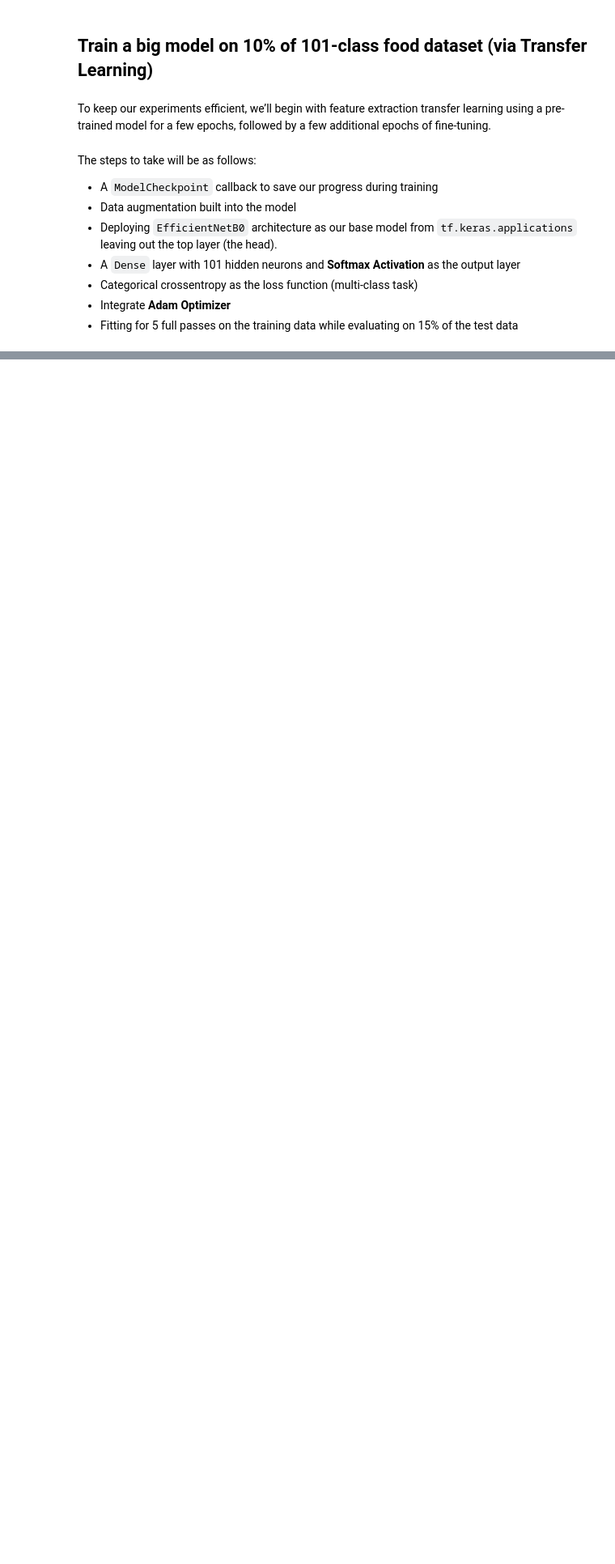
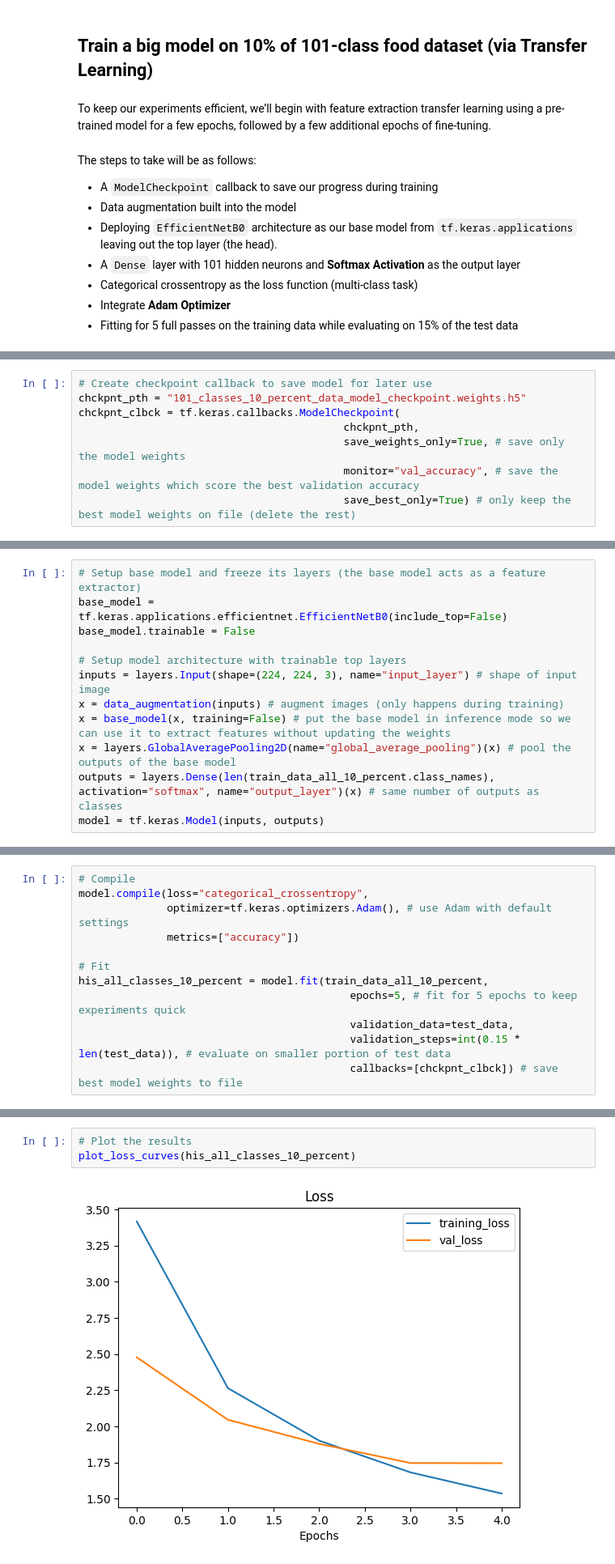
Before and after one commit to milad818/ml-frameworks, a Jupyter notebook: tensorflow/06_tf_transfer_learning_scale_up.ipynb, the cells around one changed output, grey strips where cells are left out. Shown at 81% size. Drawn from its saved outputs; the diff is of its cells as text; blank space fills up the shorter version.

```diff
--- a/tensorflow/06_tf_transfer_learning_scale_up.ipynb
+++ b/tensorflow/06_tf_transfer_learning_scale_up.ipynb
@@ -144,0 +145,8 @@ Let's start by creating the ModelCheckpoint callback.
+# %%
+# Create checkpoint callback to save model for later use
+chckpnt_pth = "101_classes_10_percent_data_model_checkpoint.weights.h5"
+chckpnt_clbck = tf.keras.callbacks.ModelCheckpoint(
+                                          chckpnt_pth,
+                                          save_weights_only=True, # save only the model weights
+                                          monitor="val_accuracy", # save the model weights which score the best validation accuracy
+                                          save_best_only=True) # only keep the best model weights on file (delete the rest)
@@ -144,0 +183,12 @@ Let's start by creating the ModelCheckpoint callback.
+# %%
+# Setup base model and freeze its layers (the base model acts as a feature extractor)
+base_model = tf.keras.applications.efficientnet.EfficientNetB0(include_top=False)
+base_model.trainable = False
+
+# Setup model architecture with trainable top layers
+inputs = layers.Input(shape=(224, 224, 3), name="input_layer") # shape of input image
+x = data_augmentation(inputs) # augment images (only happens during training)
+x = base_model(x, training=False) # put the base model in inference mode so we can use it to extract features without updating the weights
+x = layers.GlobalAveragePooling2D(name="global_average_pooling")(x) # pool the outputs of the base model
+outputs = layers.Dense(len(train_data_all_10_percent.class_names), activation="softmax", name="output_layer")(x) # same number of outputs as classes
+model = tf.keras.Model(inputs, outputs)
@@ -144,0 +223,12 @@ Let's start by creating the ModelCheckpoint callback.
+# %%
+# Compile
+model.compile(loss="categorical_crossentropy",
+              optimizer=tf.keras.optimizers.Adam(), # use Adam with default settings
+              metrics=["accuracy"])
+
+# Fit
+his_all_classes_10_percent = model.fit(train_data_all_10_percent,
+                                           epochs=5, # fit for 5 epochs to keep experiments quick
+                                           validation_data=test_data,
+                                           validation_steps=int(0.15 * len(test_data)), # evaluate on smaller portion of test data
+                                           callbacks=[chckpnt_clbck]) # save best model weights to file
@@ -144,0 +253,5 @@ Let's start by creating the ModelCheckpoint callback.
+# %%
+# Plot the results
+plot_loss_curves(his_all_classes_10_percent)
+# %% [output]
+[figure, added]
```
Also changed, not shown: parts of 40 cells of this notebook.
